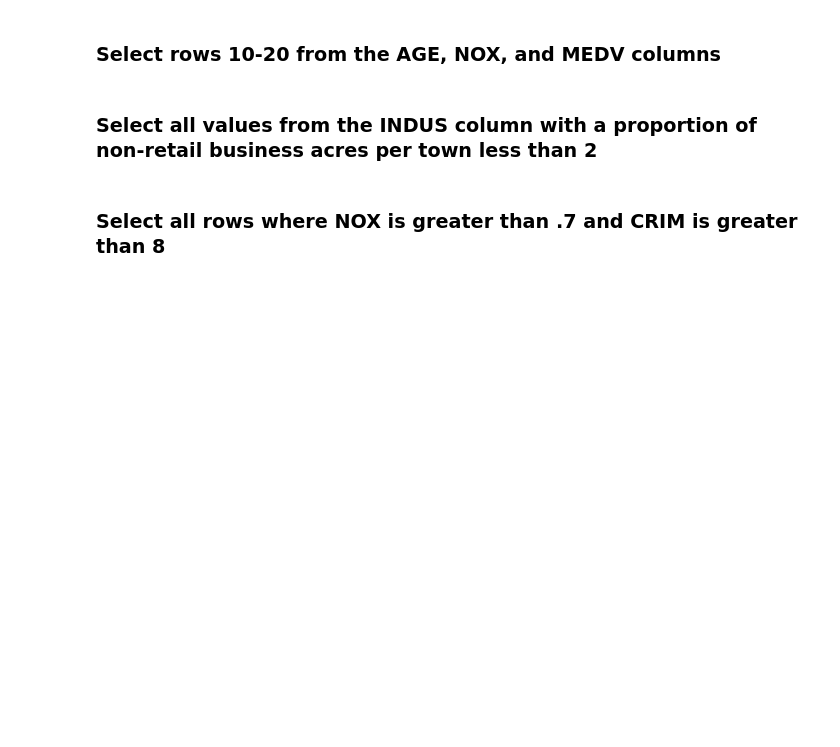
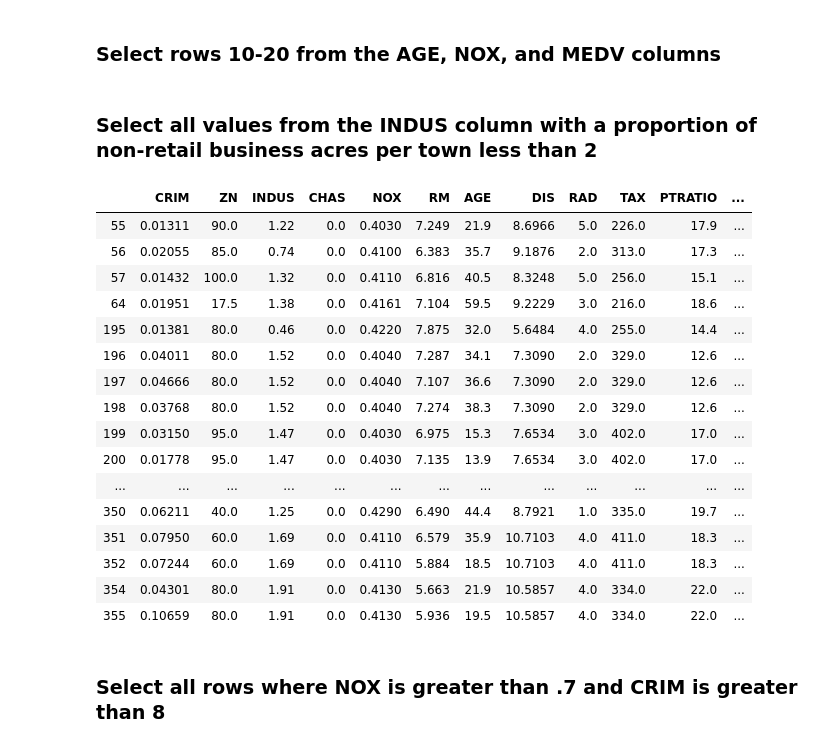
Before and after one commit to learn-co-curriculum/daily_challenges_seattle-ds-102819, a Jupyter notebook: mod_1/2019-10-31_pandas_101/pandas_101.ipynb, the cells around one changed output. Saved outputs shown, nothing was run; the diff lists cells and outputs as text; code cells hidden in the pictures; blank space fills up the shorter version.

````diff
--- a/mod_1/2019-10-31_pandas_101/pandas_101.ipynb
+++ b/mod_1/2019-10-31_pandas_101/pandas_101.ipynb
@@ -13,4 +56,9 @@ boston = load_boston()
 # %% [markdown]
 ### Assign the data and feature_names to variables
+# %%
+data = boston['data']
+feature_name = boston['feature_names']
 # %% [markdown]
 ### Create a dataframe with the array ```features``` and the correct column names
+# %%
+df = pd.DataFrame(data, columns = feature_name)
@@ -17,2 +81,5 @@ boston = load_boston()
 # %% [markdown]
 ### Add a MEDV column to your dataframe using the values from target
+# %%
+target = pd.DataFrame(boston['target'])
+target
@@ -18,0 +100,3 @@ boston = load_boston()
+# %%
+df["MEDV"] = target
+df
@@ -29,4 +180,24 @@ boston = load_boston()
 # %% [markdown]
 ### Select all values from the INDUS column with a proportion of non-retail business acres per town less than 2
+# %%
+df[df['INDUS'] < 2]
+# %% [output]
+|  | CRIM | ZN | INDUS | CHAS | NOX | RM | AGE | DIS | RAD | TAX | PTRATIO | ... |
+| 55 | 0.01311 | 90.0 | 1.22 | 0.0 | 0.4030 | 7.249 | 21.9 | 8.6966 | 5.0 | 226.0 | 17.9 | ... |
+| 56 | 0.02055 | 85.0 | 0.74 | 0.0 | 0.4100 | 6.383 | 35.7 | 9.1876 | 2.0 | 313.0 | 17.3 | ... |
+| 57 | 0.01432 | 100.0 | 1.32 | 0.0 | 0.4110 | 6.816 | 40.5 | 8.3248 | 5.0 | 256.0 | 15.1 | ... |
+| 64 | 0.01951 | 17.5 | 1.38 | 0.0 | 0.4161 | 7.104 | 59.5 | 9.2229 | 3.0 | 216.0 | 18.6 | ... |
+| 195 | 0.01381 | 80.0 | 0.46 | 0.0 | 0.4220 | 7.875 | 32.0 | 5.6484 | 4.0 | 255.0 | 14.4 | ... |
+| 196 | 0.04011 | 80.0 | 1.52 | 0.0 | 0.4040 | 7.287 | 34.1 | 7.3090 | 2.0 | 329.0 | 12.6 | ... |
+| 197 | 0.04666 | 80.0 | 1.52 | 0.0 | 0.4040 | 7.107 | 36.6 | 7.3090 | 2.0 | 329.0 | 12.6 | ... |
+| 198 | 0.03768 | 80.0 | 1.52 | 0.0 | 0.4040 | 7.274 | 38.3 | 7.3090 | 2.0 | 329.0 | 12.6 | ... |
+| 199 | 0.03150 | 95.0 | 1.47 | 0.0 | 0.4030 | 6.975 | 15.3 | 7.6534 | 3.0 | 402.0 | 17.0 | ... |
+| 200 | 0.01778 | 95.0 | 1.47 | 0.0 | 0.4030 | 7.135 | 13.9 | 7.6534 | 3.0 | 402.0 | 17.0 | ... |
+| ... | ... | ... | ... | ... | ... | ... | ... | ... | ... | ... | ... | ... |
+| 350 | 0.06211 | 40.0 | 1.25 | 0.0 | 0.4290 | 6.490 | 44.4 | 8.7921 | 1.0 | 335.0 | 19.7 | ... |
+| 351 | 0.07950 | 60.0 | 1.69 | 0.0 | 0.4110 | 6.579 | 35.9 | 10.7103 | 4.0 | 411.0 | 18.3 | ... |
+| 352 | 0.07244 | 60.0 | 1.69 | 0.0 | 0.4110 | 5.884 | 18.5 | 10.7103 | 4.0 | 411.0 | 18.3 | ... |
+| 354 | 0.04301 | 80.0 | 1.91 | 0.0 | 0.4130 | 5.663 | 21.9 | 10.5857 | 4.0 | 334.0 | 22.0 | ... |
+| 355 | 0.10659 | 80.0 | 1.91 | 0.0 | 0.4130 | 5.936 | 19.5 | 10.5857 | 4.0 | 334.0 | 22.0 | ... |
 # %% [markdown]
 ### Select all rows where NOX is greater than .7 and CRIM is greater than 8
````
Also changed, not shown: parts of 16 cells of this notebook.
